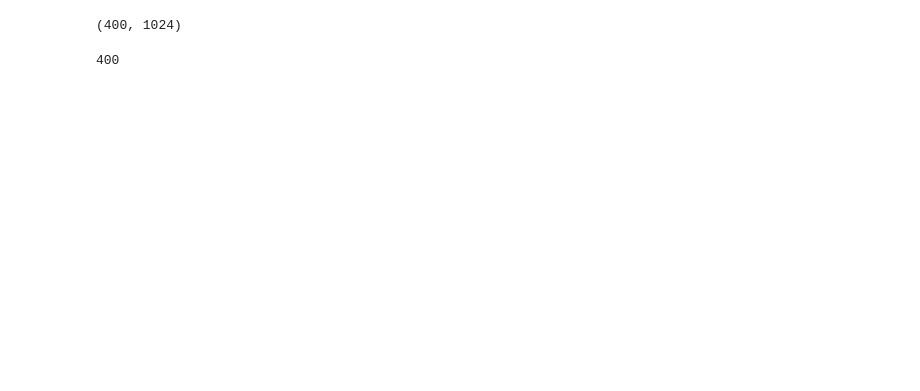
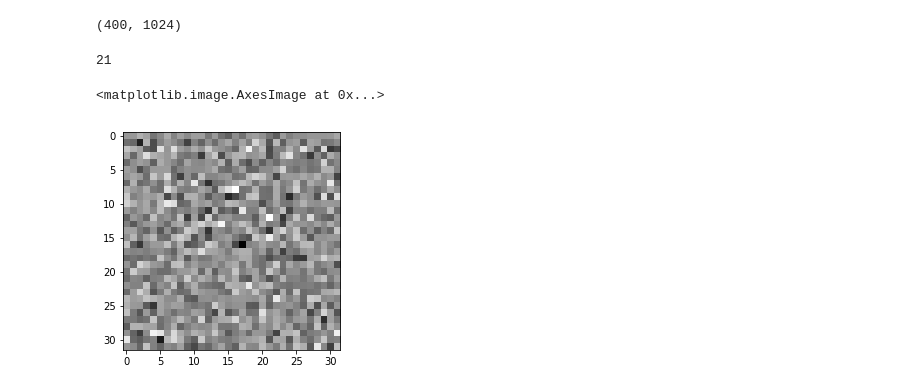
Before and after one commit to mehdibnc/Fair_PCA, a Jupyter notebook: Fair_PCA.ipynb, the cells around one changed output. Drawn from its saved outputs; the diff is of its cells as text; code cells hidden in the pictures; blank space fills up the shorter version.

```diff
--- a/Fair_PCA.ipynb
+++ b/Fair_PCA.ipynb
@@ -280,9 +313,9 @@ def rank_approx(M, d):
         L, optimal rank d approximation of M.
     """
     M_U, M_eig, M_V = np.linalg.svd(M)
-    L = np.outer(M_U[:, 0], M_V[:, 0]) * M_eig[0]
+    L = np.outer(M_U[:, 0], M_V[0, :]) * M_eig[0]
     for j in range(1,d):
-        L += np.outer(M_U[:, j], M_V[:, j]) * M_eig[j]
+        L += np.outer(M_U[:, j], M_V[j, :]) * M_eig[j]
     return L
 # %%
 def fair_PCA(A, B, d):
@@ -297,12 +330,13 @@ def fair_PCA(A, B, d):
         U of shape (m, n) st m = m1 + m2 and rank(U) <= d+1
     """
     #step 1
+    m1, m2 = A.shape[1], B.shape[1]
     A_hat = rank_approx(A, d)
     B_hat = rank_approx(B, d)
     print("Step 1 done")
     print("-----------")
     #step 2
-    alpha, beta, eta, T = 2, 2, 2, 2
+    alpha, beta, eta, T = frob_innerproduct(A_hat, A_hat)/m1, frob_innerproduct(B_hat, B_hat)/m2, 1, 10
     P, z = MW_PCA(alpha, beta, A, B, eta, T)
     print("Step 2 done")
     print("-----------")
@@ -321,14 +355,13 @@ def fair_PCA(A, B, d):
     ata = A.T @ A
     btb = B.T @ B
     for j in range(n):
-        fAj = frob_innerproduct(ata, np.outer(P_U[:, j], P_V[:, j]))
-        fBj = frob_innerproduct(btb, np.outer(P_U[:, j], P_V[:, j]))
+        fAj = frob_innerproduct(ata, np.outer(P_U[:, j], P_V[j, :]))
+        fBj = frob_innerproduct(btb, np.outer(P_U[:, j], P_V[j, :]))
         A_lp_const[n+1, j] = fAj
         A_lp_const[n+2, j] = fBj
-    A_lp_const = np.concatenate((np.pad(-np.eye(n), ((0,0), (0,1)), mode='constant', constant_values=((0,0), (0,0))), A_lp_const))
+    A_lp_const = np.concatenate((A_lp_const, np.pad(-np.eye(n), ((0,0), (0,1)), mode='constant', constant_values=((0,0), (0,0)))))
     #now construct vector of values (i.e. b ) and coefficients (i.e. c)
-    m1, m2 = A.shape[1], B.shape[1]
-    b = np.ones(n+2)
+    b = np.ones(n+3)
     b[0] = d
     b[-1] = -frob_innerproduct(B_hat, B_hat)/m2
     b[-2] = -frob_innerproduct(A_hat, A_hat)/m1
@@ -337,16 +370,16 @@ def fair_PCA(A, B, d):
     c[-1] = 1
     print("Starting LP solve...")
     #A,b,c must in the "matrix" library format
-    coefs = solvers.lp(matrix(list(c)),matrix(Alp),matrix(list(blp)),show_progress=False)
+    coefs = solvers.lp(matrix(list(c)), matrix(A_lp_const), matrix(list(b)),show_progress=False)
     z_opt = np.array(coefs['x'])[-1]
     lambda_bar = np.array(coefs['x'])[:-1]
     print("Step 4 done")
     print("-----------")
     #Step 5 : construct lambda* and P*
-    lambda_bar = 1 - np.sqrt(1-lambda_bar)
-    P_star = np.outer(P_U[:, 0], P_V[:, 0]) * lambda_bar[0]
+    lambda_bar = 1 - np.sqrt(1-np.maximum(lambda_bar,0))
+    P_star = np.outer(P_U[:, 0], P_V[0, :]) * lambda_bar[0]
     for j in range(1, len(lambda_bar)):
-        P_star += np.outer(P_U[:, j], P_V[:, j]) * lambda_bar[j]
+        P_star += np.outer(P_U[:, j], P_V[j, :]) * lambda_bar[j]
     print("Step 5 done")
     print("-----------")
     #Finally construct U (pca matrix)
@@ -378,7 +409,12 @@ Step 5 done
 U.shape
 # %% [output]
 (400, 1024)
-# %%
-np.linalg.matrix_rank(U) #mdr
-# %% [output]
-400
+# %%
+np.linalg.matrix_rank(U) #the matrix we got is indeed of rank d = 20 (or d+1)
+# %% [output]
+21
+# %%
+plt.imshow(U[0, :].reshape((32,32)), cmap='gray')
+# %% [output]
+<matplotlib.image.AxesImage at 0x...>
+[figure, added]
```
Also changed, not shown: parts of 21 cells of this notebook.
